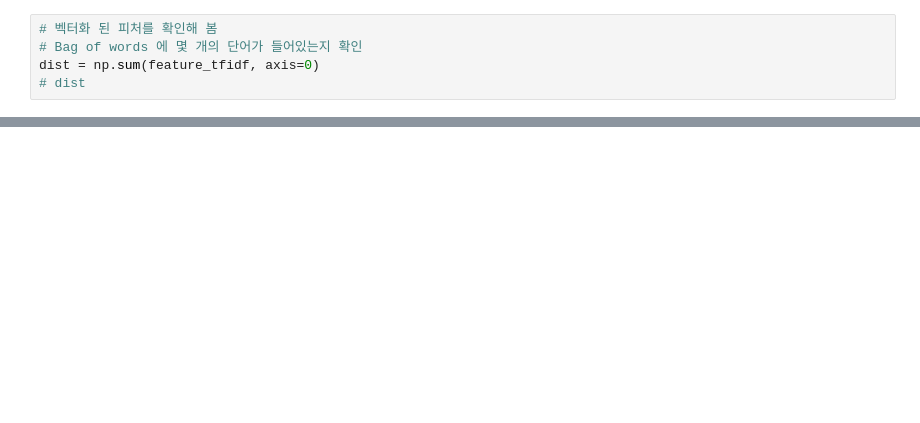
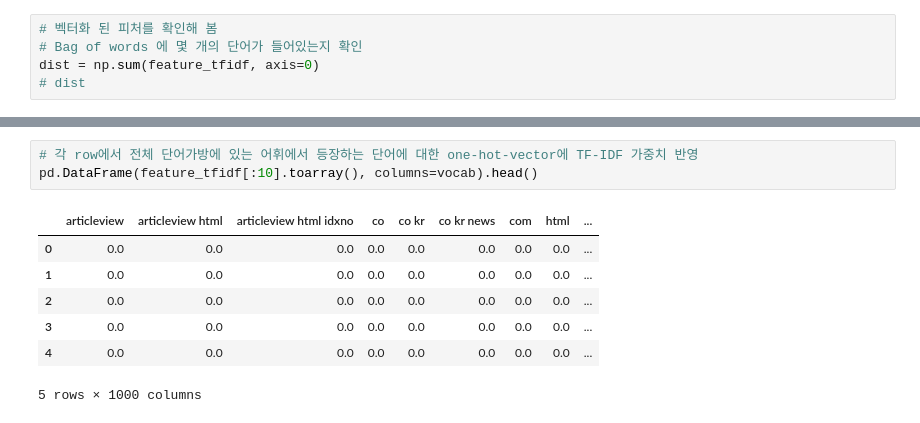
Before and after one commit to corazzon/petitionWrangling, a Jupyter notebook: nlp_bag_of_words.ipynb, the cells around one changed output, grey strips where cells are left out. Cells and saved outputs as stored; diff of their text form; blank space fills up the shorter version.

```diff
--- a/nlp_bag_of_words.ipynb
+++ b/nlp_bag_of_words.ipynb
@@ -352 +335,12 @@ pd.DataFrame(dist, columns=vocab)
 1 rows × 1000 columns
+# %%
+# 각 row에서 전체 단어가방에 있는 어휘에서 등장하는 단어에 대한 one-hot-vector에 TF-IDF 가중치 반영
+pd.DataFrame(feature_tfidf[:10].toarray(), columns=vocab).head()
+# %% [output]
+|  | articleview | articleview html | articleview html idxno | co | co kr | co kr news | com | html | ... |
+| 0 | 0.0 | 0.0 | 0.0 | 0.0 | 0.0 | 0.0 | 0.0 | 0.0 | ... |
+| 1 | 0.0 | 0.0 | 0.0 | 0.0 | 0.0 | 0.0 | 0.0 | 0.0 | ... |
+| 2 | 0.0 | 0.0 | 0.0 | 0.0 | 0.0 | 0.0 | 0.0 | 0.0 | ... |
+| 3 | 0.0 | 0.0 | 0.0 | 0.0 | 0.0 | 0.0 | 0.0 | 0.0 | ... |
+| 4 | 0.0 | 0.0 | 0.0 | 0.0 | 0.0 | 0.0 | 0.0 | 0.0 | ... |
+5 rows × 1000 columns
```
Also changed, not shown: parts of 9 cells of this notebook.
